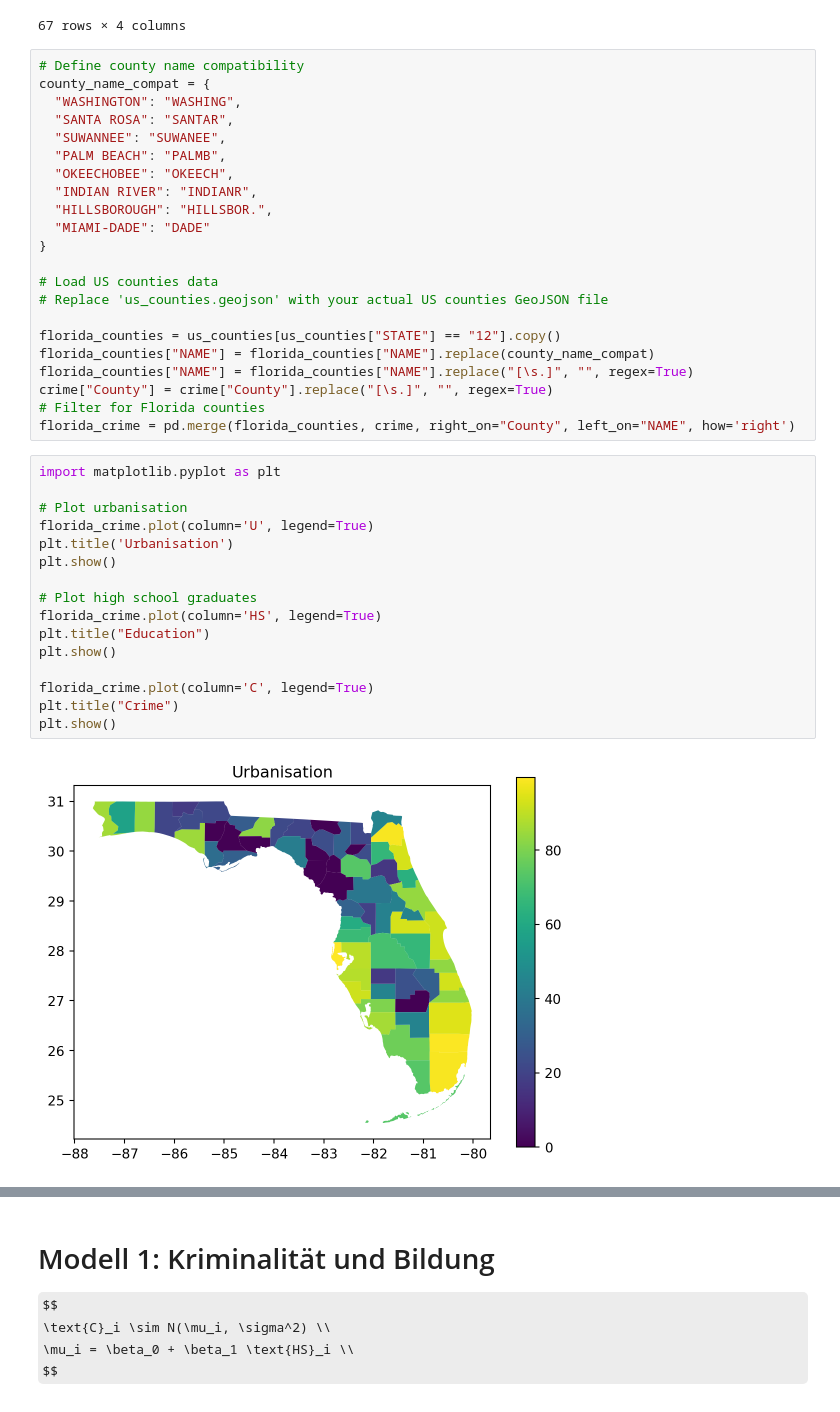
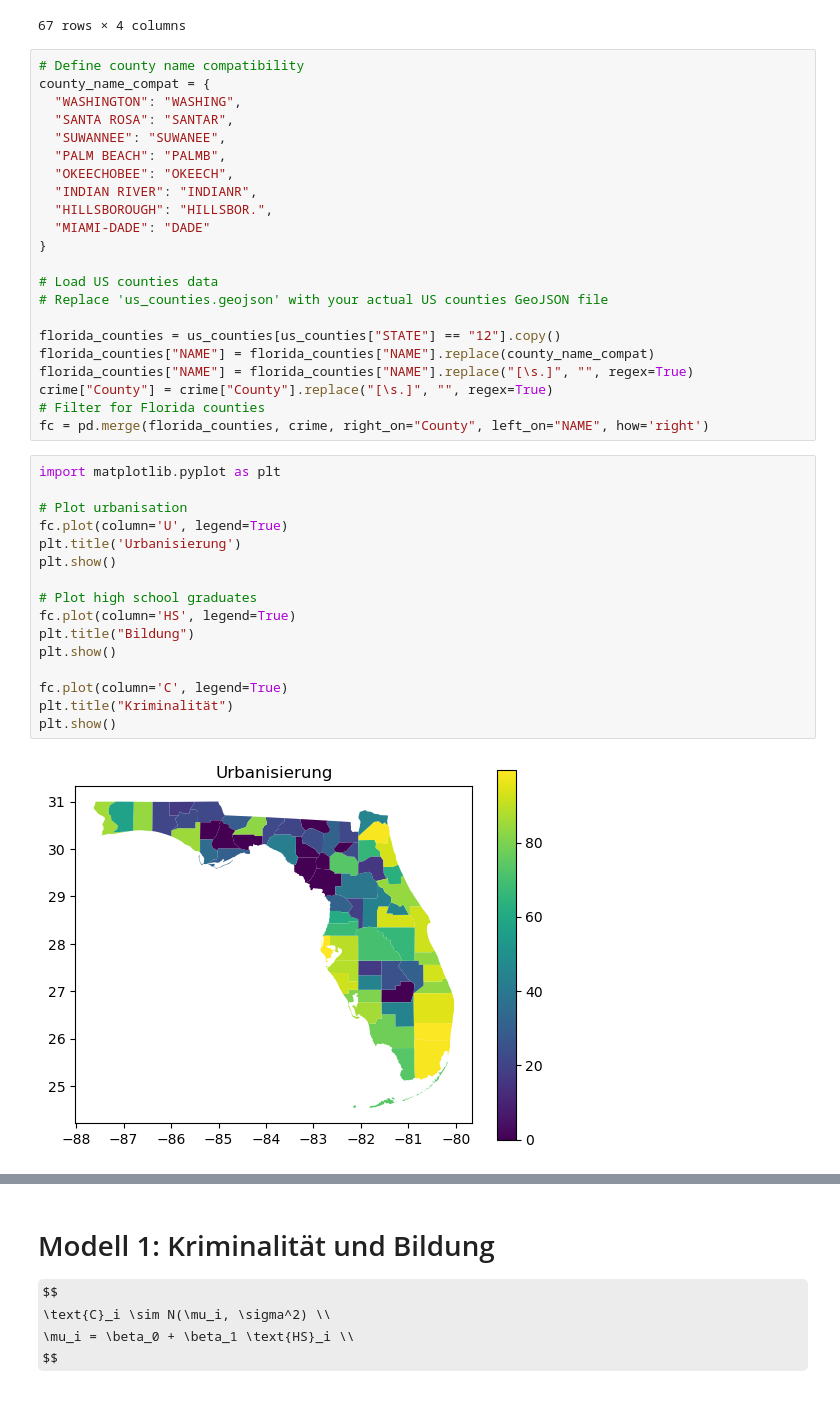
Before and after one commit to febse/econ2024-de, a Jupyter notebook: 06-Multiples-Regressionsmodell.ipynb, the cells around one changed output, grey strips where cells are left out. Cells and saved outputs as stored; diff of their text form; some formulas as TeX source.

```diff
--- a/06-Multiples-Regressionsmodell.ipynb
+++ b/06-Multiples-Regressionsmodell.ipynb
@@ -101,22 +102,22 @@ florida_counties["NAME"] = florida_counties["NAME"].replace(county_name_compat)
 florida_counties["NAME"] = florida_counties["NAME"].replace("[\s.]", "", regex=True)
 crime["County"] = crime["County"].replace("[\s.]", "", regex=True)
 # Filter for Florida counties
-florida_crime = pd.merge(florida_counties, crime, right_on="County", left_on="NAME", how='right')
+fc = pd.merge(florida_counties, crime, right_on="County", left_on="NAME", how='right')
 # %%
 import matplotlib.pyplot as plt
 
 # Plot urbanisation
-florida_crime.plot(column='U', legend=True)
-plt.title('Urbanisation')
+fc.plot(column='U', legend=True)
+plt.title('Urbanisierung')
 plt.show()
 
 # Plot high school graduates
-florida_crime.plot(column='HS', legend=True)
-plt.title("Education")
+fc.plot(column='HS', legend=True)
+plt.title("Bildung")
 plt.show()
 
-florida_crime.plot(column='C', legend=True)
-plt.title("Crime")
+fc.plot(column='C', legend=True)
+plt.title("Kriminalität")
 plt.show()
 # %% [output]
-[figure, old version]
+[figure, new version]
```
Also changed, not shown: parts of 14 cells of this notebook, 5 other files.
